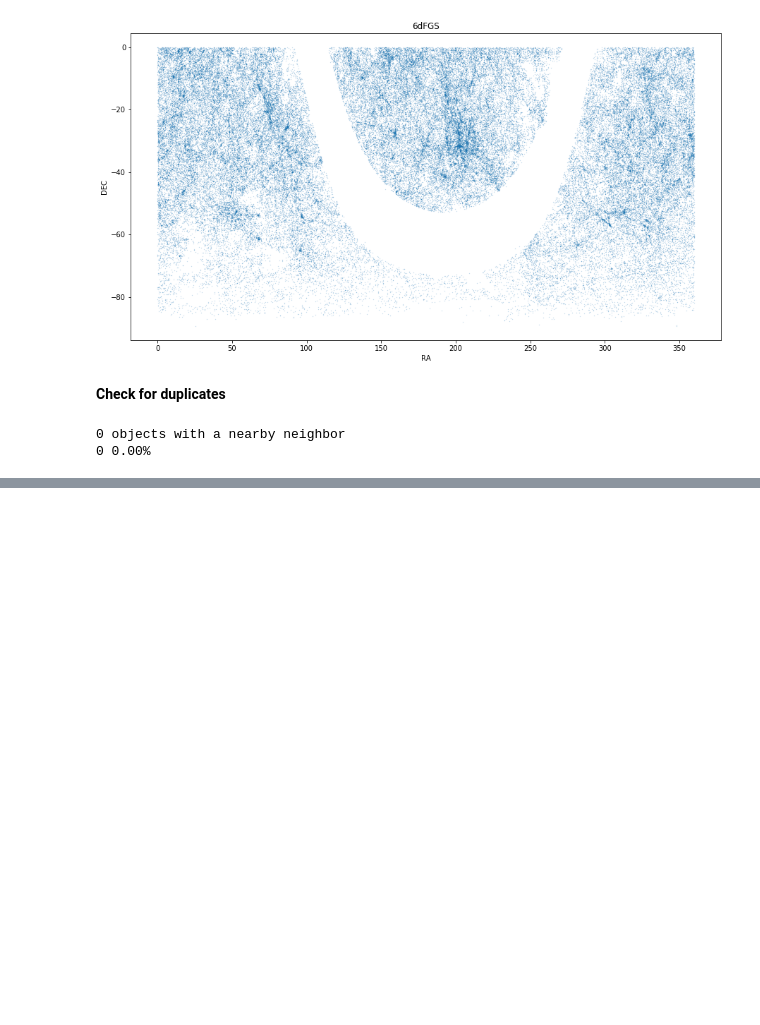
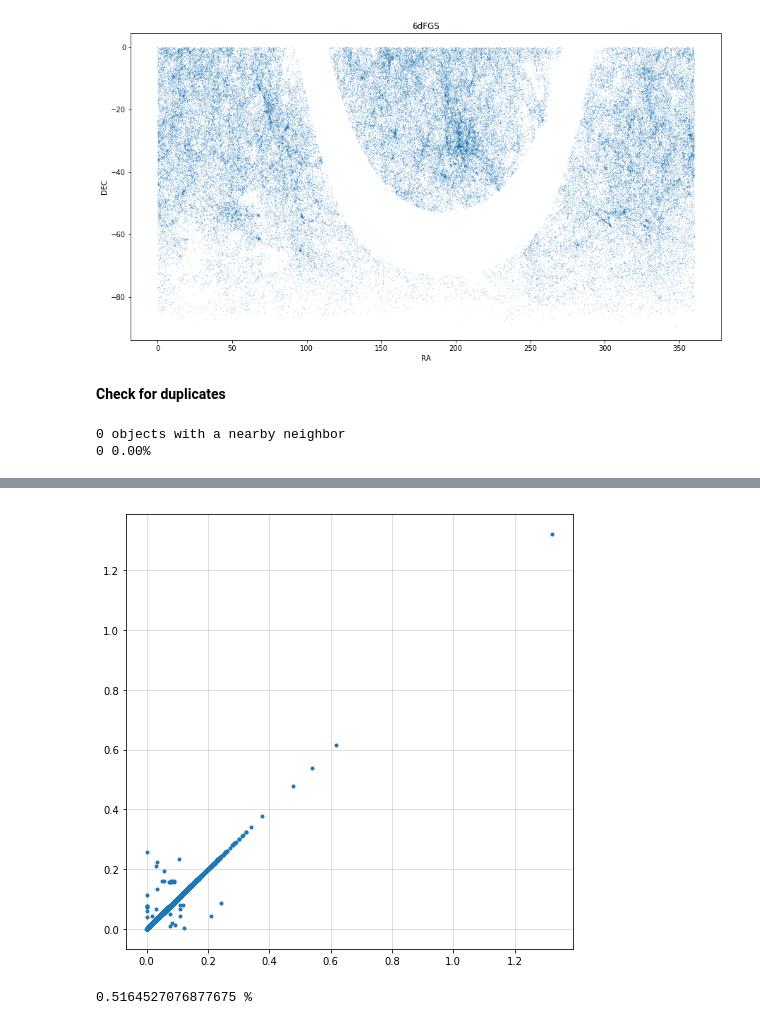
Before and after one commit to rongpu/desi-truth-table, a Jupyter notebook: notebooks/6dFGS.ipynb, the cells around one changed output, grey strips where cells are left out. Cells and saved outputs as stored; diff of their text form; code cells hidden in the pictures; blank space fills up the shorter version.

```diff
--- a/notebooks/6dFGS.ipynb
+++ b/notebooks/6dFGS.ipynb
@@ -69,0 +83,10 @@ print(n_duplicates, '{:.2f}%'.format(n_duplicates/len(cat)*100))
+# %%
+plt.figure(figsize=(8, 8))
+plt.plot(cat1['z'][idx1], cat['cz'][idx2]/3e5, '.')
+plt.grid(alpha=0.5)
+plt.show()
+
+print(np.sum(np.abs(cat1['z'][idx1]-cat['cz'][idx2]/3e5)>0.005)/len(idx1)*100, '%')
+# %% [output]
+[figure, added]
+0.5164527076877675 %
```
Also changed, not shown: parts of 6 cells of this notebook, 2 other files.
